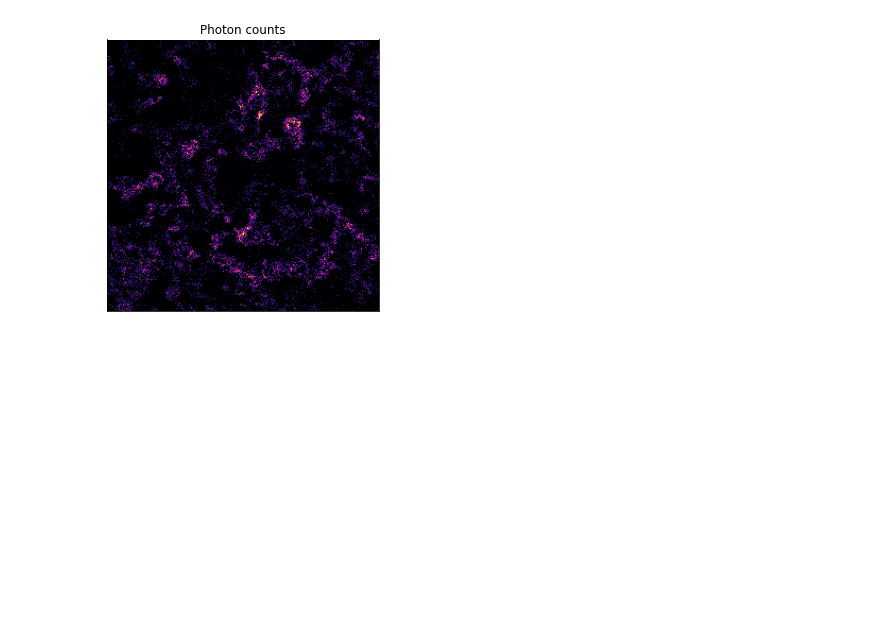
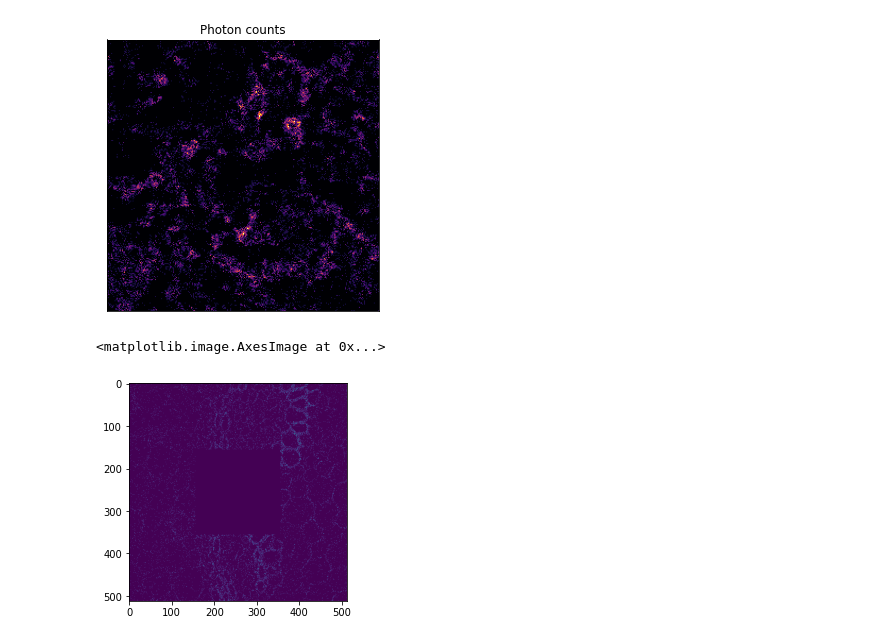
Before and after one commit to ankithsavio/msc-project, a Jupyter notebook: Week-1-Experiments.ipynb, the cells around one changed output. Saved outputs shown, nothing was run; the diff lists cells and outputs as text; code cells hidden in the pictures; blank space fills up the shorter version.

Commit message:
masked experiment

```diff
--- a/Week-1-Experiments.ipynb
+++ b/Week-1-Experiments.ipynb
@@ -187,3 +187,22 @@ for i in range(1):
 # %% [output]
 [figure]
 [figure]
+# %%
+dataTest = imread('/mnt/c/Users/ankit/Desktop/Msc AIML/Data/convallaria/testData.tif')
+# %%
+inp = dataTest[0]
+square_size = 200
+height = width = 512
+tl_x = (width - square_size) // 2
+tl_y = (height - square_size) // 2
+br_x = tl_x + square_size
+br_y = tl_y + square_size
+
+masked_inp = inp.copy()
+
+# Set the pixel values in the specified square to black
+masked_inp[tl_y:br_y, tl_x:br_x] = 0
+plt.imshow(masked_inp)
+# %% [output]
+<matplotlib.image.AxesImage at 0x...>
+[figure, added]
```
Also changed, not shown: parts of 4 cells of this notebook.
